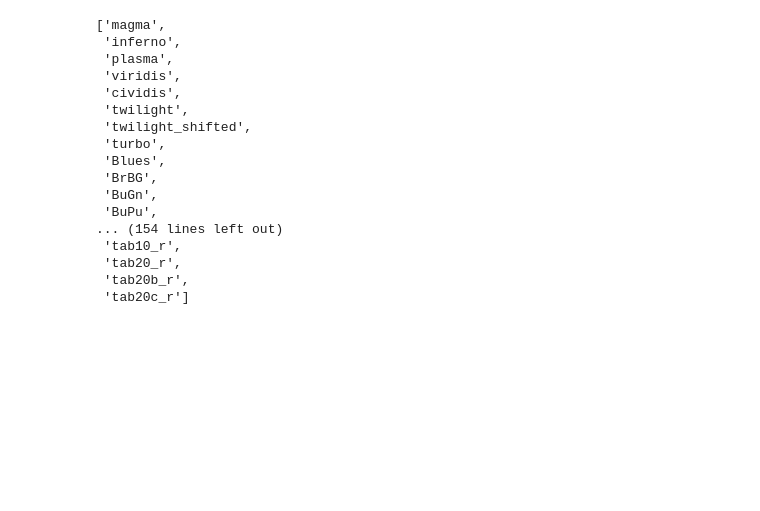
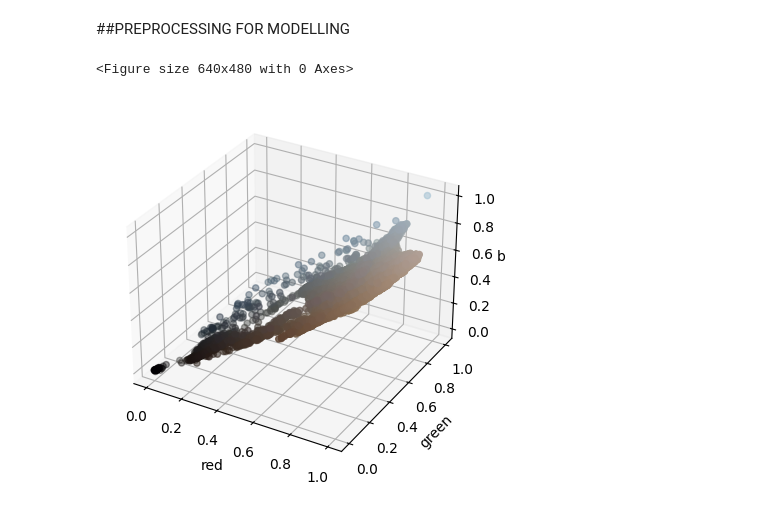
Before and after one commit to LorenzoZInna/PhotoColorFinder, a Jupyter notebook: Notebook.ipynb, the cells around one changed output. Saved outputs shown, nothing was run; the diff lists cells and outputs as text; code cells hidden in the pictures; blank space fills up the shorter version.

Commit message:
version with ral recognition model

```diff
--- a/Notebook.ipynb
+++ b/Notebook.ipynb
@@ -66,21 +73,27 @@ Text(0.5, 0, 'blue')
-# %%
-from matplotlib import colormaps
-list(colormaps)
-# %% [output]
-['magma',
- 'inferno',
- 'plasma',
- 'viridis',
- 'cividis',
- 'twilight',
- 'twilight_shifted',
- 'turbo',
- 'Blues',
- 'BrBG',
- 'BuGn',
- 'BuPu',
-... (154 lines left out)
- 'tab10_r',
- 'tab20_r',
- 'tab20b_r',
- 'tab20c_r']
+# %% [markdown]
+##PREPROCESSING FOR MODELLING
+# %%
+from sklearn.preprocessing import MinMaxScaler
+plt.clf()
+scaler=MinMaxScaler()
+
+red_transf = MinMaxScaler().fit_transform(red.reshape(-1,1))
+
+green_transf =MinMaxScaler().fit_transform(green.reshape(-1,1))
+
+blue_transf= MinMaxScaler().fit_transform(blue.reshape(-1,1))
+
+
+fig2 = plt.figure()
+ax = fig2.add_subplot(111, projection='3d')
+
+ax.scatter(red_transf, green_transf, blue_transf,c=np.stack((red/255, green/255, blue/255), axis=-1), marker='o')
+ax.set_xlabel('red')
+ax.set_ylabel('green')
+ax.set_zlabel('blue')
+
+plt.show()
+plt.close()
+# %% [output]
+<Figure size 640x480 with 0 Axes>
+[figure, added]
```
Also changed, not shown: parts of 13 cells of this notebook, 2 other files.
